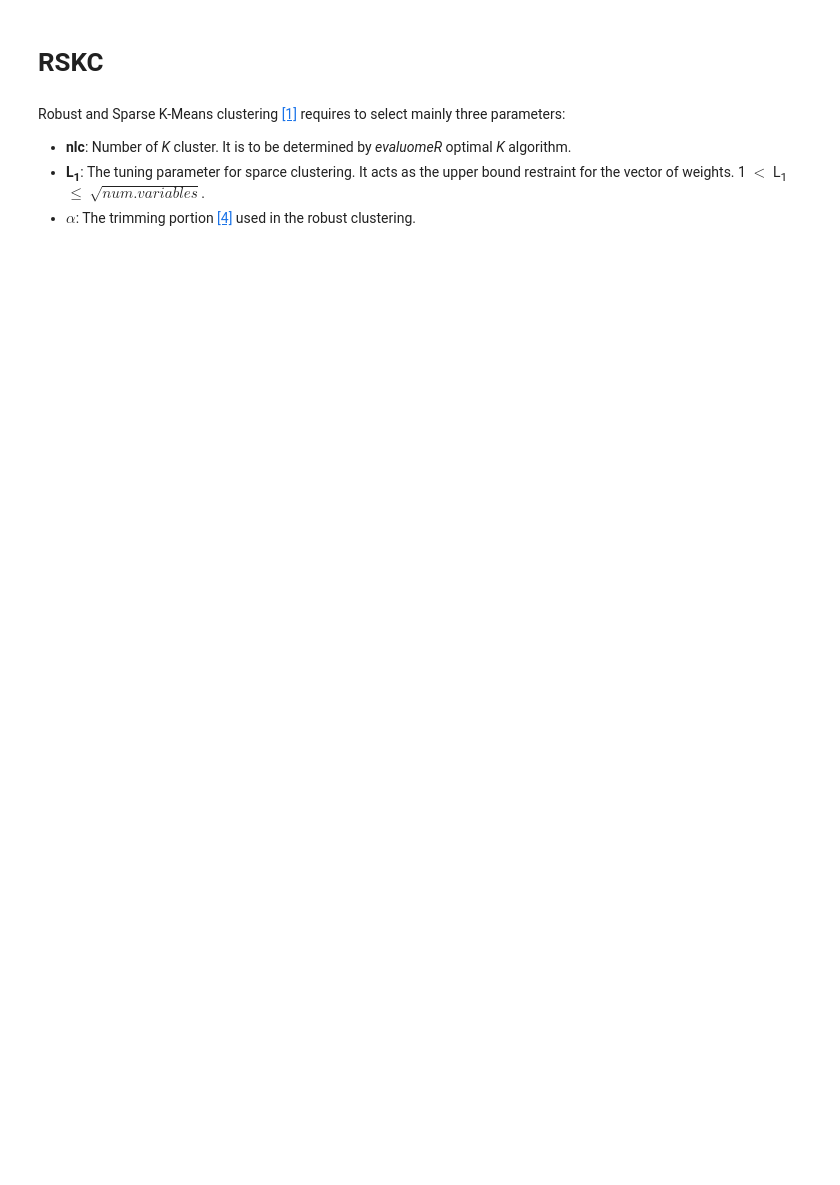
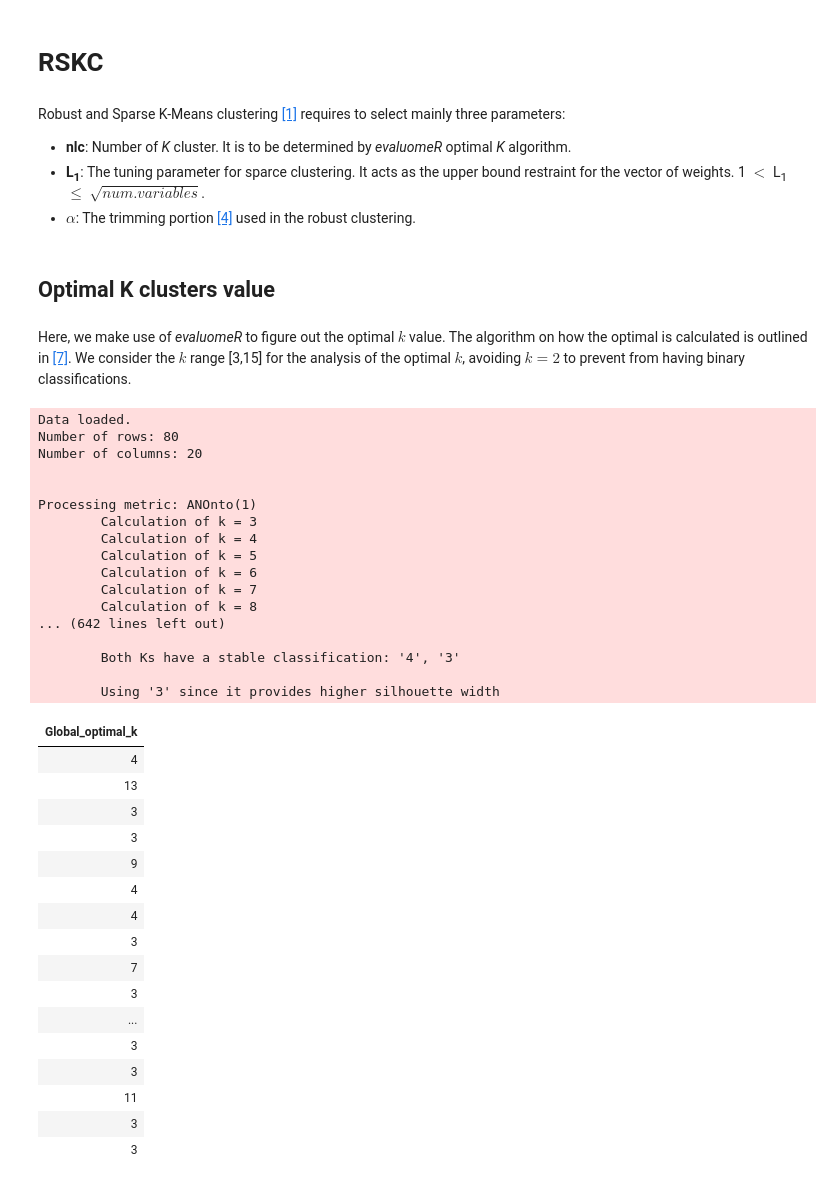
Before and after one commit to neobernad/evaluomeR, a Jupyter notebook: notebooks/local/evaluomeR-RSKC.ipynb, the cells around one changed output. Saved outputs shown, nothing was run; the diff lists cells and outputs as text; code cells hidden in the pictures; blank space fills up the shorter version.

```diff
--- a/notebooks/local/evaluomeR-RSKC.ipynb
+++ b/notebooks/local/evaluomeR-RSKC.ipynb
@@ -33,3 +52,48 @@ Robust and Sparse K-Means clustering [[1]](#1) requires to select mainly three p
 - **nlc**: Number of *K* cluster. It is to be determined by *evaluomeR* optimal *K* algorithm.
 - **L<sub>1</sub>**: The tuning parameter for sparce clustering. It acts as the upper bound restraint for the vector of weights. 1 $<$ L<sub>1</sub> $\leq$ $\sqrt{num.variables}$.
 - **$\alpha$**: The trimming portion [[4]](#4) used in the robust clustering.
+# %% [markdown]
+## Optimal K clusters value <a class="anchor" id="rskc_optimal_k"></a>
+# %% [markdown]
+Here, we make use of *evaluomeR* to figure out the optimal $k$ value. The algorithm on how the optimal is calculated is outlined in [[7]](#7). We consider the $k$ range [3,15] for the analysis of the optimal $k$, avoiding $k=2$ to prevent from having binary classifications.
+# %%
+seed=100
+k.range=c(3,15)
+stabilityData <- stabilityRange(data=ontMetrics, k.range=k.range, bs=20, getImages = FALSE, seed=seed)
+qualityData <- qualityRange(data=ontMetrics, k.range=k.range, getImages = FALSE, seed=seed)
+optK <- getOptimalKValue(stabilityData, qualityData, k.range=k.range)
+# %% [output]
+Data loaded.
+Number of rows: 80
+Number of columns: 20
+
+
+Processing metric: ANOnto(1)
+        Calculation of k = 3
+        Calculation of k = 4
+        Calculation of k = 5
+        Calculation of k = 6
+        Calculation of k = 7
+        Calculation of k = 8
+... (642 lines left out)
+
+        Both Ks have a stable classification: '4', '3'
+
+        Using '3' since it provides higher silhouette width
+| Global_optimal_k |
+| 4 |
+| 13 |
+| 3 |
+| 3 |
+| 9 |
+| 4 |
+| 4 |
+| 3 |
+| 7 |
+| 3 |
+| ... |
+| 3 |
+| 3 |
+| 11 |
+| 3 |
+| 3 |
```
Also changed, not shown: parts of 14 cells of this notebook.
